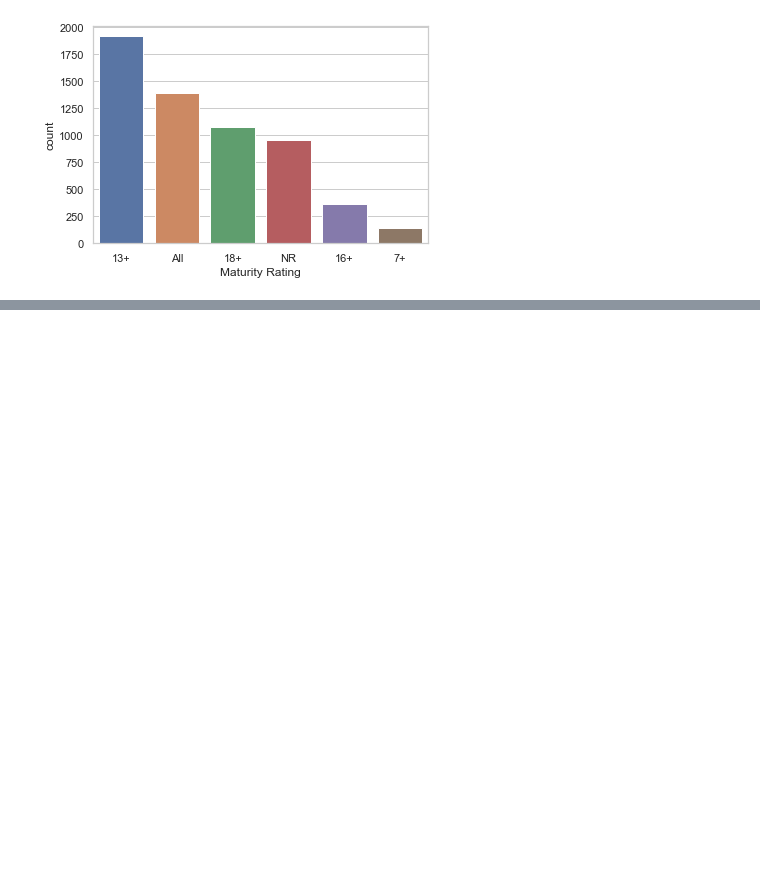
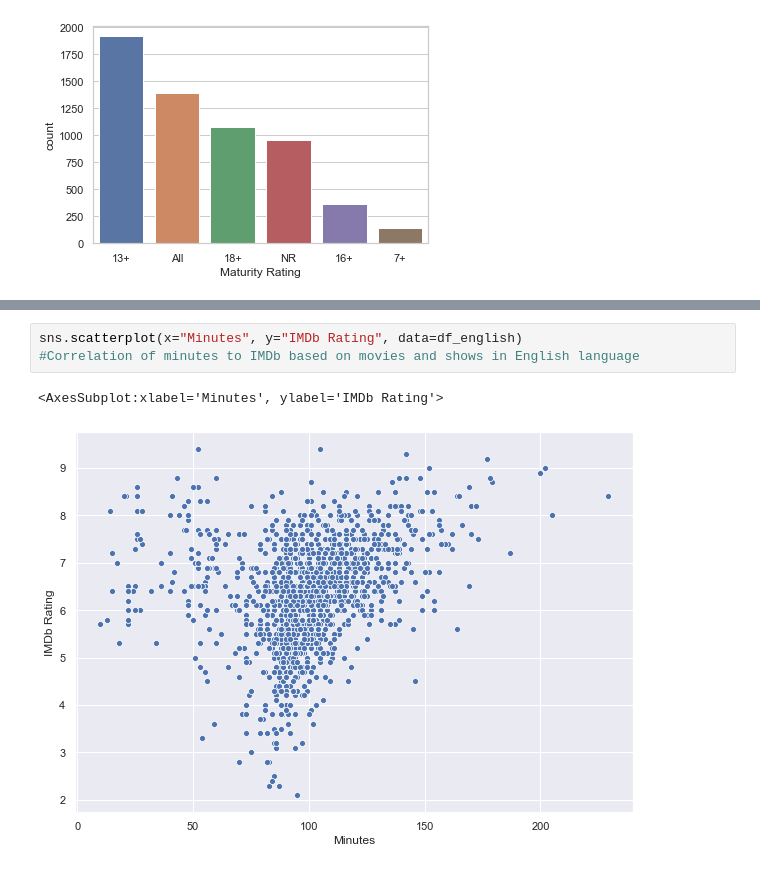
Before and after one commit to mariatan0/amazon-movies-data-analysis, a Jupyter notebook: Read_DB.ipynb, the cells around one changed output, grey strips where cells are left out. Drawn from its saved outputs; the diff is of its cells as text; blank space fills up the shorter version.

```diff
--- a/Read_DB.ipynb
+++ b/Read_DB.ipynb
@@ -281,0 +298,6 @@ ax = sns.countplot(x="Maturity Rating", data=df_clean, order=df_clean['Maturity
+# %%
+sns.scatterplot(x="Minutes", y="IMDb Rating", data=df_english)
+#Correlation of minutes to IMDb based on movies and shows in English language
+# %% [output]
+<AxesSubplot:xlabel='Minutes', ylabel='IMDb Rating'>
+[figure, added]
```
Also changed, not shown: parts of 8 cells of this notebook.
